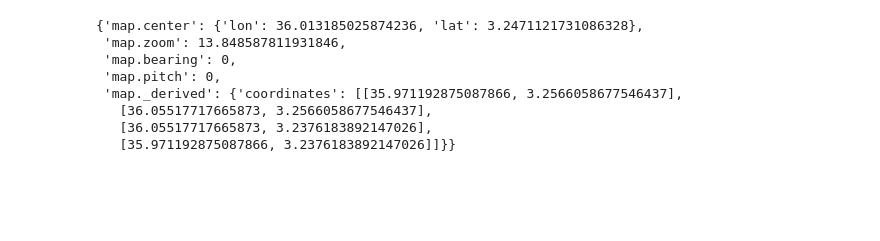
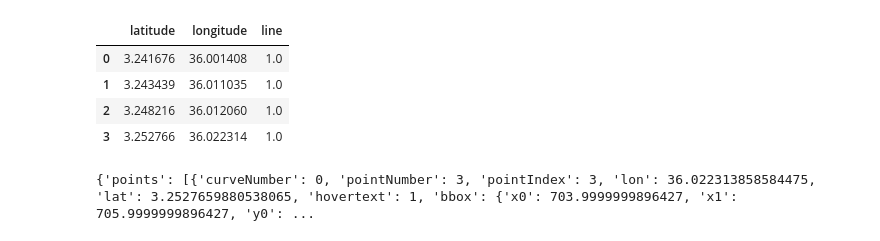
Before and after one commit to bob-b-b/sea-anemone, a Jupyter notebook: app/test_temframe_loading.ipynb, the cells around one changed output. Cells and saved outputs as stored; diff of their text form; code cells hidden in the pictures; blank space fills up the shorter version.

```diff
--- a/app/test_temframe_loading.ipynb
+++ b/app/test_temframe_loading.ipynb
@@ -131,10 +21,2 @@ class Map2(Map):
-# %%
-def cdist(lat1,lon1,lat2,lon2):
-    lat1rad = lat1/(180./np.pi)
-    lon1rad = lon1/(180./np.pi)
-    lat2rad = lat2/(180./np.pi)
-    lon2rad = lon2/(180./np.pi)
-    d = 3963. * np.arccos((np.sin(lat1rad)*np.sin(lat2rad))+ \
-            np.cos(lat1rad)*np.cos(lat2rad)*np.cos(lon2rad-lon1rad)) * \
-            1.609344 * 1000.
-    return d
+# %%
+sesh = Session.from_folder('/home/matt/Documents/anemone_projects/eliya_springs/')
@@ -205,0 +170,12 @@ TypeError: line_map() got an unexpected keyword argument 'line_width'
+# %%
+from dash import Dash, dcc, html, Output, Input, State, no_update
+m1 = Map2(data=sesh.site)
+m1.settings.plot_by = 'misfit'
+m1.settings.dragmode='select'
+m1.settings.view = None
+
+app = Dash()
+app.layout = m1.initialize()
+m1.add_callbacks(app)
+
+app.run(debug=True, use_reloader=False)  # Turn off reloader if inside Jupyter
@@ -206,11 +201,9 @@ TypeError: line_map() got an unexpected keyword argument 'line_width'
 # %%
-m1.view
+m1.lines
 # %% [output]
+|  | latitude | longitude | line |
+| 0 | 3.241676 | 36.001408 | 1.0 |
+| 1 | 3.243439 | 36.011035 | 1.0 |
+| 2 | 3.248216 | 36.012060 | 1.0 |
+| 3 | 3.252766 | 36.022314 | 1.0 |
-{'map.center': {'lon': 36.013185025874236, 'lat': 3.2471121731086328},
- 'map.zoom': 13.848587811931846,
- 'map.bearing': 0,
- 'map.pitch': 0,
- 'map._derived': {'coordinates': [[35.971192875087866, 3.2566058677546437],
-   [36.05517717665873, 3.2566058677546437],
-   [36.05517717665873, 3.2376183892147026],
-   [35.971192875087866, 3.2376183892147026]]}}
+{'points': [{'curveNumber': 0, 'pointNumber': 3, 'pointIndex': 3, 'lon': 36.022313858584475, 'lat': 3.2527659880538065, 'hovertext': 1, 'bbox': {'x0': 703.9999999896427, 'x1': 705.9999999896427, 'y0': ...
```
Also changed, not shown: parts of 30 cells of this notebook, 9 other files.
